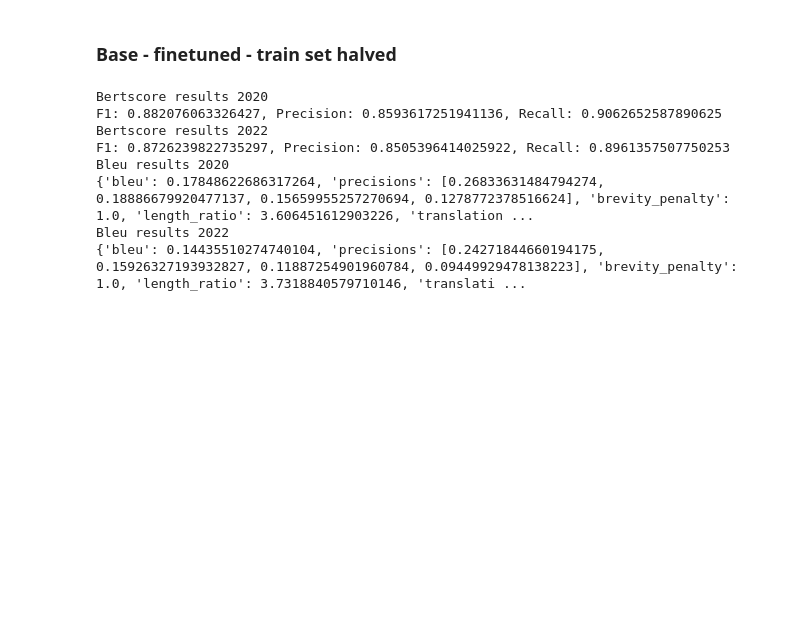
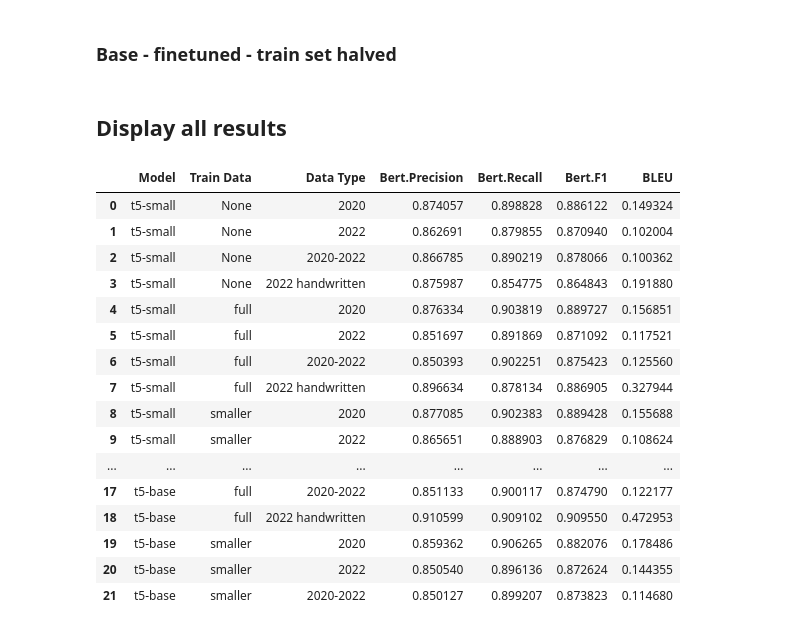
Before and after one commit to SpeedaRJ/DS-Project-in516ht-Chatbot, a Jupyter notebook: src/initial_moddeling/t5-qa/t5-eval.ipynb, the cells around one changed output. Cells and saved outputs as stored; diff of their text form; code cells hidden in the pictures; blank space fills up the shorter version.

```diff
--- a/src/initial_moddeling/t5-qa/t5-eval.ipynb
+++ b/src/initial_moddeling/t5-qa/t5-eval.ipynb
@@ -9,6 +10,8 @@ SEED = 42
 set_seed(SEED)
 
 local_models_path = '../../data/models/T5'
+
+results = pd.DataFrame(columns=['Model', 'Train Data', 'Data Type', 'Bert.Precision', 'Bert.Recall', 'Bert.F1', 'BLEU'])
 # %%
 def get_answer(question, context, tokenizer, model):
     input_text = "question: %s  context: %s" % (question, context)
@@ -323,26 +361,55 @@ model_name_2022 = f"{local_models_path}/t5-base-finetuned-squadv2-finetuned-NLB-
 tokenizer_2022 = AutoTokenizer.from_pretrained(model_name_2022, local_files_only=True)
 model_2022 = AutoModelForSeq2SeqLM.from_pretrained(model_name_2022, local_files_only=True)
 
+model_name_2020_2022 = f"{local_models_path}/t5-base-finetuned-squadv2-finetuned-NLB-QA-2042-smaller_combined"
+tokenizer_2020_2022 = AutoTokenizer.from_pretrained(model_name_2020_2022, local_files_only=True)
+model_2020_2022 = AutoModelForSeq2SeqLM.from_pretrained(model_name_2020_2022, local_files_only=True)
+
 answers_2020 = [get_answer(question, context, tokenizer_2020, model_2020) for question, context in zip(test_data_2020_full["question"], test_data_2020_full["context"])]
 answers_2022 = [get_answer(question, context, tokenizer_2022, model_2022) for question, context in zip(test_data_2022_full["question"], test_data_2022_full["context"])]
+answers_2020_2022 = [get_answer(question, context, tokenizer_2020_2022, model_2020_2022) for question, context in zip(test_data_2020_2022["question"], test_data_2020_2022["context"])]
 
 # bertscore
-results_2020 = bertscore.compute(predictions=answers_2020, references=gt_answers_2020_full, lang="en")
-results_2022 = bertscore.compute(predictions=answers_2022, references=gt_answers_2022_full, lang="en")
-print(f"Bertscore results 2020\nF1: {np.array(results_2020['f1']).mean()}, Precision: {np.array(results_2020['precision']).mean()}, Recall: {np.array(results_2020['recall']).mean()}")
-print(f"Bertscore results 2022\nF1: {np.array(results_2022['f1']).mean()}, Precision: {np.array(results_2022['precision']).mean()}, Recall: {np.array(results_2022['recall']).mean()}")
+bert_results_2020 = bertscore.compute(predictions=answers_2020, references=gt_answers_2020_full, lang="en")
+bert_results_2022 = bertscore.compute(predictions=answers_2022, references=gt_answers_2022_full, lang="en")
+bert_results_2020_2022 = bertscore.compute(predictions=answers_2020_2022, references=gt_answers_2020_2022, lang="en")
+# print(f"Bertscore results 2020\nF1: {np.array(bert_results_2020['f1']).mean()}, Precision: {np.array(bert_results_2020['precision']).mean()}, Recall: {np.array(bert_results_2020['recall']).mean()}")
+# print(f"Bertscore results 2022\nF1: {np.array(bert_results_2022['f1']).mean()}, Precision: {np.array(bert_results_2022['precision']).mean()}, Recall: {np.array(bert_results_2022['recall']).mean()}")
+# print(f"Bertscore results 2020-2022\nF1: {np.array(bert_results_2020_2022['f1']).mean()}, Precision: {np.array(bert_results_2020_2022['precision']).mean()}, Recall: {np.array(bert_results_2020_2022['recall']).mean()}")
 
 # bleu
-results_2020 = bleu.compute(predictions=answers_2020, references=gt_answers_2020_full)
-results_2022 = bleu.compute(predictions=answers_2022, references=gt_answers_2022_full)
-print(f"Bleu results 2020\n{results_2020}")
-print(f"Bleu results 2022\n{results_2022}")
+bleu_results_2020 = bleu.compute(predictions=answers_2020, references=gt_answers_2020_full)
+bleu_results_2022 = bleu.compute(predictions=answers_2022, references=gt_answers_2022_full)
+bleu_results_2020_2022 = bleu.compute(predictions=answers_2020_2022, references=gt_answers_2020_2022)
+# print(f"Bleu results 2020\n{bleu_results_2020}")
+# print(f"Bleu results 2022\n{bleu_results_2022}")
+# print(f"Bleu results 2020-2022\n{bleu_results_2020_2022}")
+
+
+# add results to dataframe
+results.loc[len(results)] = ['t5-base', 'smaller', '2020', np.array(bert_results_2020['precision']).mean(), np.array(bert_results_2020['recall']).mean(), np.array(bert_results_2020['f1']).mean(), bleu_results_2020['bleu']]
+results.loc[len(results)] = ['t5-base', 'smaller', '2022', np.array(bert_results_2022['precision']).mean(), np.array(bert_results_2022['recall']).mean(), np.array(bert_results_2022['f1']).mean(), bleu_results_2022['bleu']]
+results.loc[len(results)] = ['t5-base', 'smaller', '2020-2022', np.array(bert_results_2020_2022['precision']).mean(), np.array(bert_results_2020_2022['recall']).mean(), np.array(bert_results_2020_2022['f1']).mean(), bleu_results_2020_2022['bleu']]
-# %% [output]
-Bertscore results 2020
-F1: 0.882076063326427, Precision: 0.8593617251941136, Recall: 0.9062652587890625
-Bertscore results 2022
-F1: 0.8726239822735297, Precision: 0.8505396414025922, Recall: 0.8961357507750253
-Bleu results 2020
-{'bleu': 0.17848622686317264, 'precisions': [0.26833631484794274, 0.18886679920477137, 0.15659955257270694, 0.1278772378516624], 'brevity_penalty': 1.0, 'length_ratio': 3.606451612903226, 'translation ...
-Bleu results 2022
-{'bleu': 0.14435510274740104, 'precisions': [0.24271844660194175, 0.15926327193932827, 0.11887254901960784, 0.09449929478138223], 'brevity_penalty': 1.0, 'length_ratio': 3.7318840579710146, 'translati ...
+# %% [markdown]
+## Display all results
+# %%
+with pd.option_context('display.max_rows', None, 'display.max_columns', None):
+    display(results)
+# %% [output]
+|  | Model | Train Data | Data Type | Bert.Precision | Bert.Recall | Bert.F1 | BLEU |
+| 0 | t5-small | None | 2020 | 0.874057 | 0.898828 | 0.886122 | 0.149324 |
+| 1 | t5-small | None | 2022 | 0.862691 | 0.879855 | 0.870940 | 0.102004 |
+| 2 | t5-small | None | 2020-2022 | 0.866785 | 0.890219 | 0.878066 | 0.100362 |
+| 3 | t5-small | None | 2022 handwritten | 0.875987 | 0.854775 | 0.864843 | 0.191880 |
+| 4 | t5-small | full | 2020 | 0.876334 | 0.903819 | 0.889727 | 0.156851 |
+| 5 | t5-small | full | 2022 | 0.851697 | 0.891869 | 0.871092 | 0.117521 |
+| 6 | t5-small | full | 2020-2022 | 0.850393 | 0.902251 | 0.875423 | 0.125560 |
+| 7 | t5-small | full | 2022 handwritten | 0.896634 | 0.878134 | 0.886905 | 0.327944 |
+| 8 | t5-small | smaller | 2020 | 0.877085 | 0.902383 | 0.889428 | 0.155688 |
+| 9 | t5-small | smaller | 2022 | 0.865651 | 0.888903 | 0.876829 | 0.108624 |
+| ... | ... | ... | ... | ... | ... | ... | ... |
+| 17 | t5-base | full | 2020-2022 | 0.851133 | 0.900117 | 0.874790 | 0.122177 |
+| 18 | t5-base | full | 2022 handwritten | 0.910599 | 0.909102 | 0.909550 | 0.472953 |
+| 19 | t5-base | smaller | 2020 | 0.859362 | 0.906265 | 0.882076 | 0.178486 |
+| 20 | t5-base | smaller | 2022 | 0.850540 | 0.896136 | 0.872624 | 0.144355 |
+| 21 | t5-base | smaller | 2020-2022 | 0.850127 | 0.899207 | 0.873823 | 0.114680 |
```
Also changed, not shown: parts of 8 cells of this notebook, 3 other files.
